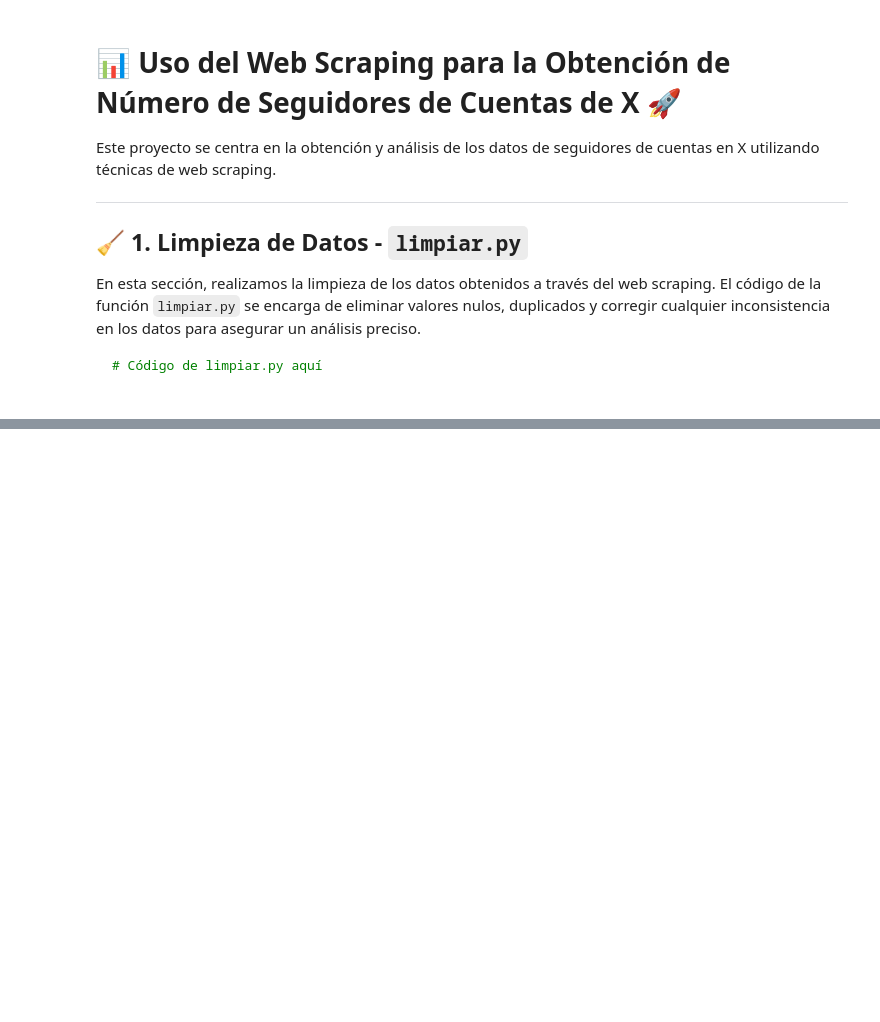
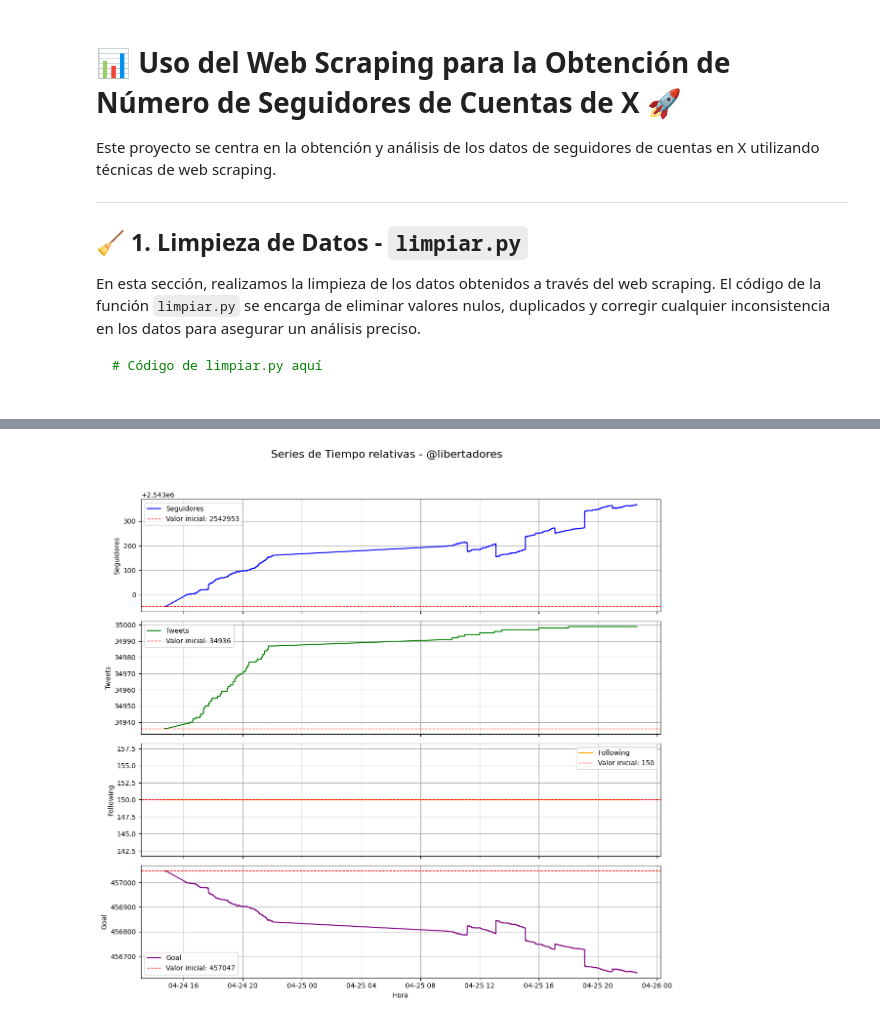
Before and after one commit to Seteley/AnaliticaDeDatos251, a Jupyter notebook: PC1.ipynb, the cells around one changed output, grey strips where cells are left out. Saved outputs shown, nothing was run; the diff lists cells and outputs as text; code cells hidden in the pictures; blank space fills up the shorter version.

```diff
--- a/PC1.ipynb
+++ b/PC1.ipynb
@@ -40,0 +253,40 @@ En esta sección, realizamos un análisis exhaustivo de los datos obtenidos para
+# %%
+def graficar_serie(hora_inicio, hora_fin, nombre_csv):
+    # Leer y preparar los datos
+    df = pd.read_csv(nombre_csv)
+    df['Hora'] = pd.to_datetime(df['Hora'])
+    df = df.sort_values('Hora')
+
+    # Filtrar por el rango de tiempo
+    mask = (df['Hora'] >= pd.to_datetime(hora_inicio)) & (df['Hora'] <= pd.to_datetime(hora_fin))
+    df_filtrado = df.loc[mask]
+
+    if df_filtrado.empty:
+        print("⚠️ No hay datos en el rango de tiempo especificado.")
+        return
+
+    # Definir valores iniciales para cada campo
+    valores_iniciales = df_filtrado.iloc[0][['Seguidores', 'Tweets', 'Following', 'Goal']]
+
+    # Preparar gráfico
+    usuario = df_filtrado['Usuario'].iloc[0]
+    columnas = ['Seguidores', 'Tweets', 'Following', 'Goal']
+    colores = ['blue', 'green', 'orange', 'purple']
+
+    fig, axs = plt.subplots(4, 1, figsize=(12, 12), sharex=True)
+    fig.suptitle(f'Series de Tiempo relativas - {usuario}', fontsize=16)
+
+    for i, col in enumerate(columnas):
+        axs[i].plot(df_filtrado['Hora'], df_filtrado[col], color=colores[i], label=col)
+        axs[i].axhline(valores_iniciales[col], color='red', linestyle='--', linewidth=1, label=f'Valor inicial: {valores_iniciales[col]}')
+        axs[i].set_ylabel(col)
+        axs[i].grid(True)
+        axs[i].legend()
+
+    axs[-1].set_xlabel('Hora')
+    plt.tight_layout(rect=[0, 0.03, 1, 0.95])
+    plt.show()
+# %%
+graficar_serie("2025-04-24 14:43:04", "2025-04-25 22:38:09", "seguidores_Libertadores_limpio.csv")
+# %% [output]
+[figure, added]
```
Also changed, not shown: parts of 9 cells of this notebook, 2 other files.
